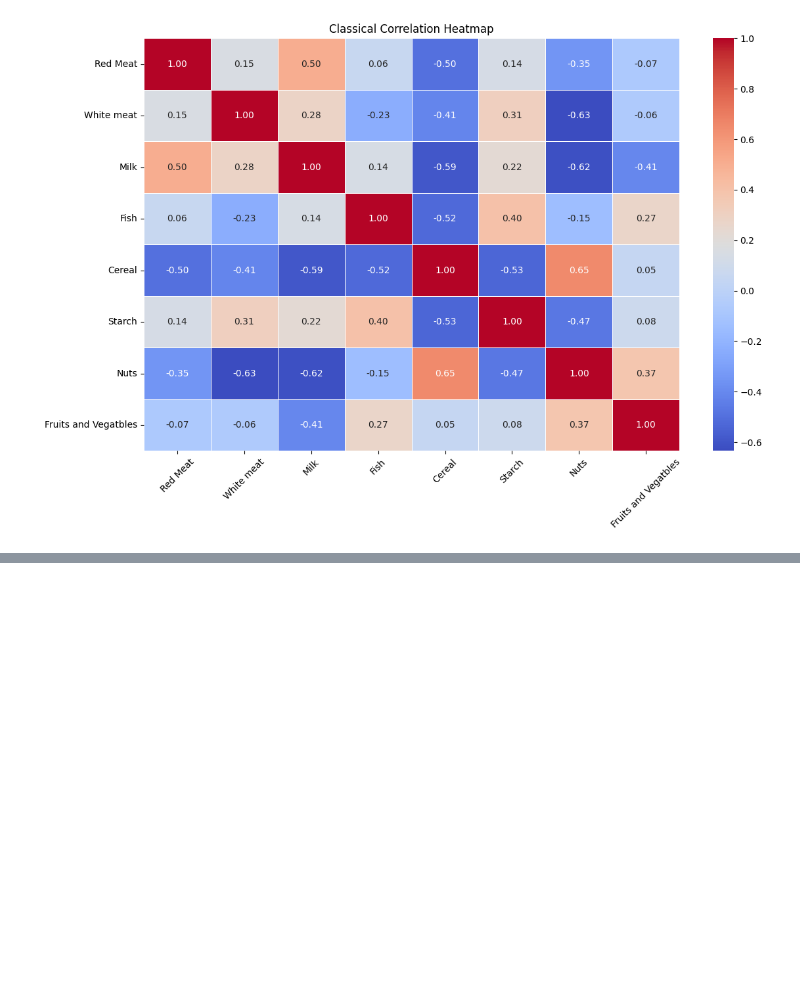
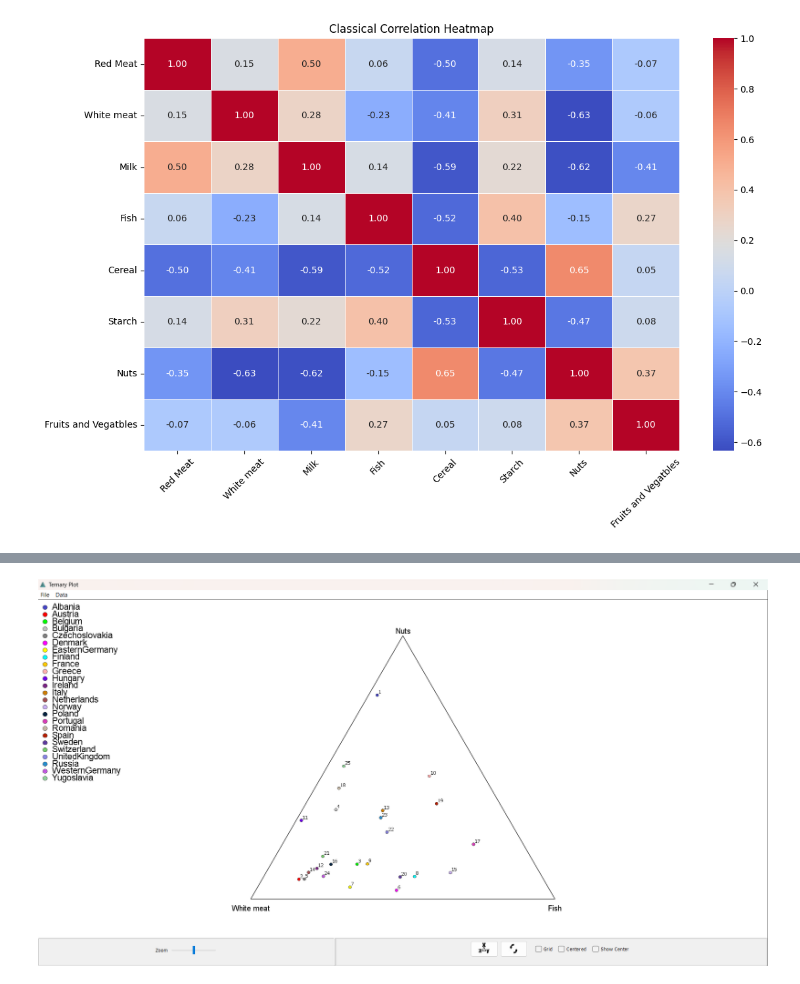
Before and after one commit to RobertSichomba/homework_2, a Jupyter notebook: src/problem1.ipynb, the cells around one changed output, grey strips where cells are left out. Saved outputs shown, nothing was run; the diff lists cells and outputs as text; code cells hidden in the pictures; blank space fills up the shorter version.

```diff
--- a/src/problem1.ipynb
+++ b/src/problem1.ipynb
@@ -129,0 +142,6 @@ plt.show()
+# %%
+from IPython.display import display, Image
+image_path = r"D:\RobertSichomba\HomeWork2\images\Screenshot (37).png"
+display(Image(filename=image_path))
+# %% [output]
+[figure, added]
```
Also changed, not shown: parts of 4 cells of this notebook, 1 other file.
